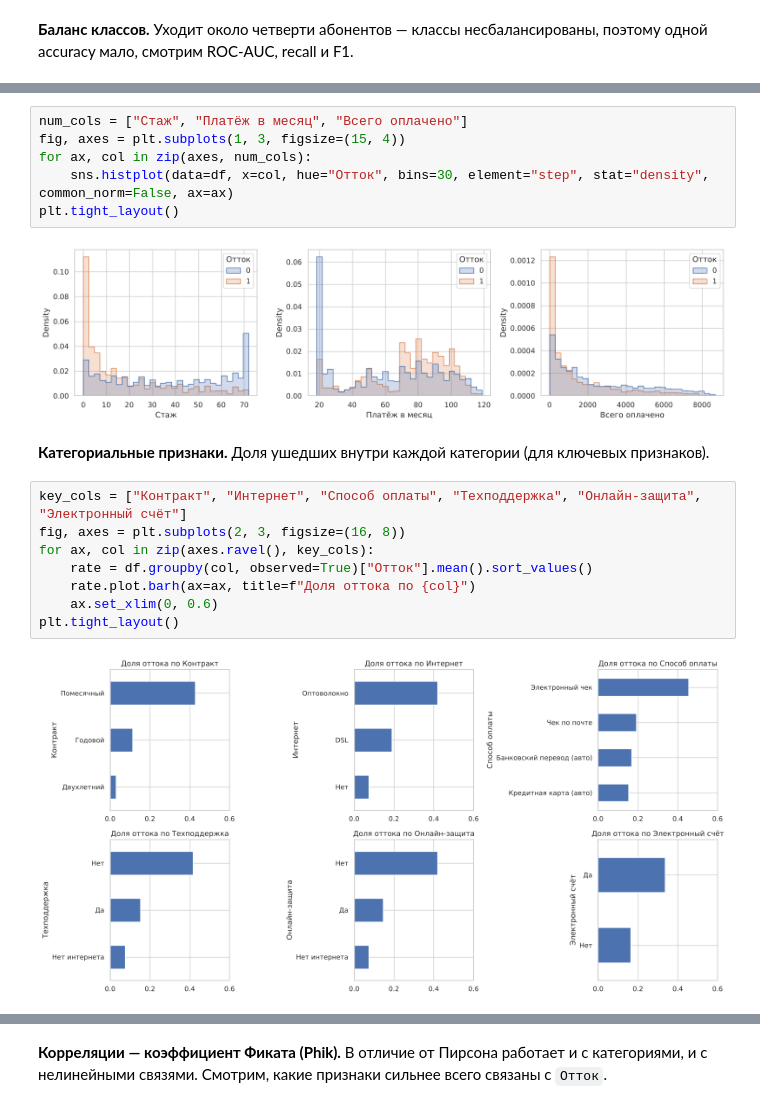
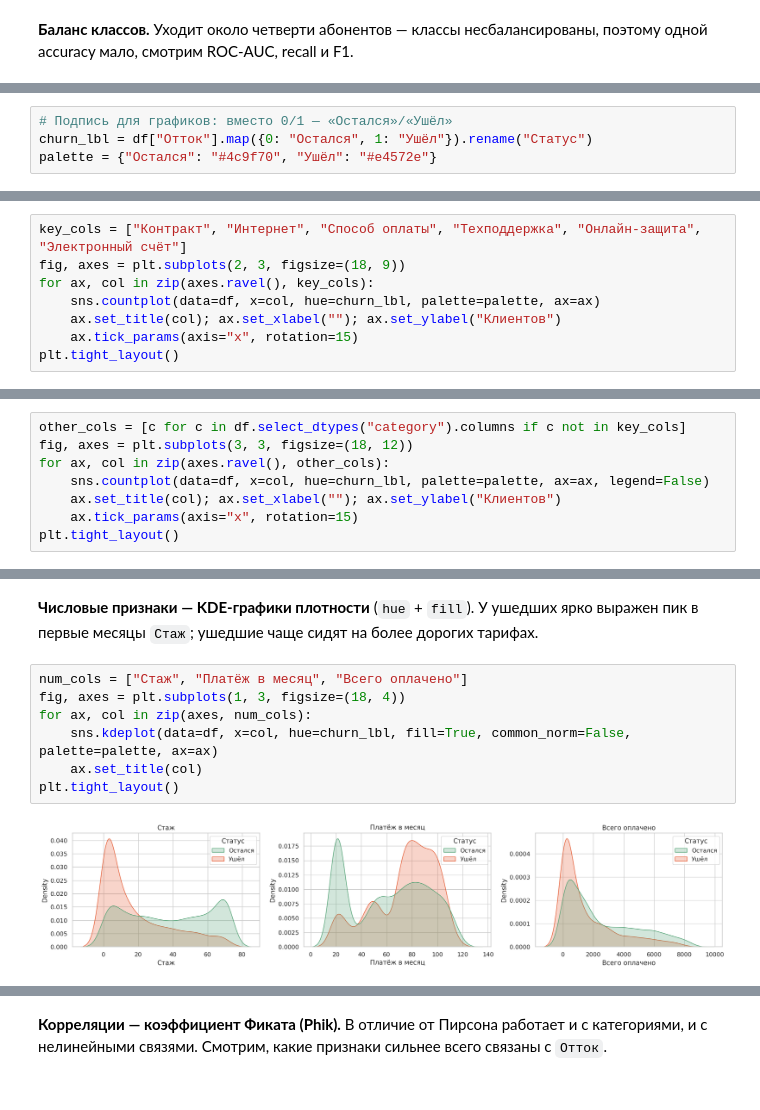
Before and after one commit to niksahn/magistrProject, a Jupyter notebook: churn_telco.ipynb, the cells around one changed output, grey strips where cells are left out. Saved outputs shown, nothing was run; the diff lists cells and outputs as text.

```diff
--- a/churn_telco.ipynb
+++ b/churn_telco.ipynb
@@ -187,0 +203,4 @@ Name: proportion, dtype: float64
+# %%
+# Подпись для графиков: вместо 0/1 — «Остался»/«Ушёл»
+churn_lbl = df["Отток"].map({0: "Остался", 1: "Ушёл"}).rename("Статус")
+palette = {"Остался": "#4c9f70", "Ушёл": "#e4572e"}
@@ -187,0 +210,8 @@ Name: proportion, dtype: float64
+# %%
+key_cols = ["Контракт", "Интернет", "Способ оплаты", "Техподдержка", "Онлайн-защита", "Электронный счёт"]
+fig, axes = plt.subplots(2, 3, figsize=(18, 9))
+for ax, col in zip(axes.ravel(), key_cols):
+    sns.countplot(data=df, x=col, hue=churn_lbl, palette=palette, ax=ax)
+    ax.set_title(col); ax.set_xlabel(""); ax.set_ylabel("Клиентов")
+    ax.tick_params(axis="x", rotation=15)
+plt.tight_layout()
@@ -187,0 +222,8 @@ Name: proportion, dtype: float64
+# %%
+other_cols = [c for c in df.select_dtypes("category").columns if c not in key_cols]
+fig, axes = plt.subplots(3, 3, figsize=(18, 12))
+for ax, col in zip(axes.ravel(), other_cols):
+    sns.countplot(data=df, x=col, hue=churn_lbl, palette=palette, ax=ax, legend=False)
+    ax.set_title(col); ax.set_xlabel(""); ax.set_ylabel("Клиентов")
+    ax.tick_params(axis="x", rotation=15)
+plt.tight_layout()
@@ -188,20 +232,12 @@ Name: proportion, dtype: float64
+# %% [markdown]
+**Числовые признаки — KDE-графики плотности** (`hue` + `fill`).
+У ушедших ярко выражен пик в первые месяцы `Стаж`; ушедшие чаще сидят на более дорогих тарифах.
 # %%
 num_cols = ["Стаж", "Платёж в месяц", "Всего оплачено"]
-fig, axes = plt.subplots(1, 3, figsize=(15, 4))
+fig, axes = plt.subplots(1, 3, figsize=(18, 4))
 for ax, col in zip(axes, num_cols):
-    sns.histplot(data=df, x=col, hue="Отток", bins=30, element="step", stat="density", common_norm=False, ax=ax)
+    sns.kdeplot(data=df, x=col, hue=churn_lbl, fill=True, common_norm=False, palette=palette, ax=ax)
+    ax.set_title(col)
 plt.tight_layout()
 # %% [output]
-[figure, old version]
+[figure, new version]
-# %% [markdown]
-**Категориальные признаки.** Доля ушедших внутри каждой категории (для ключевых признаков).
-# %%
-key_cols = ["Контракт", "Интернет", "Способ оплаты", "Техподдержка", "Онлайн-защита", "Электронный счёт"]
-fig, axes = plt.subplots(2, 3, figsize=(16, 8))
-for ax, col in zip(axes.ravel(), key_cols):
-    rate = df.groupby(col, observed=True)["Отток"].mean().sort_values()
-    rate.plot.barh(ax=ax, title=f"Доля оттока по {col}")
-    ax.set_xlim(0, 0.6)
-plt.tight_layout()
-# %% [output]
-[figure, removed]
```
Also changed, not shown: parts of 22 cells of this notebook, 3 other files.
